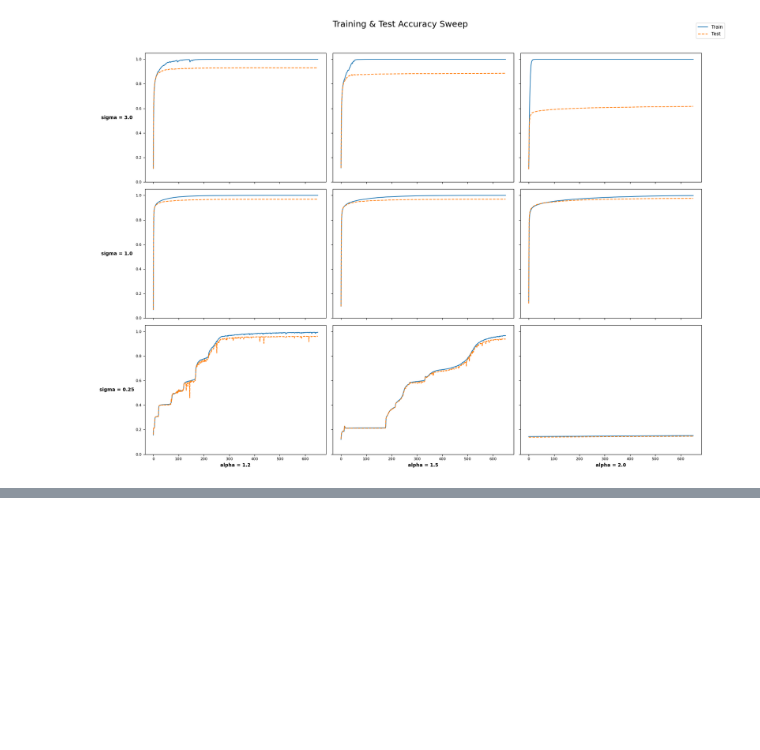
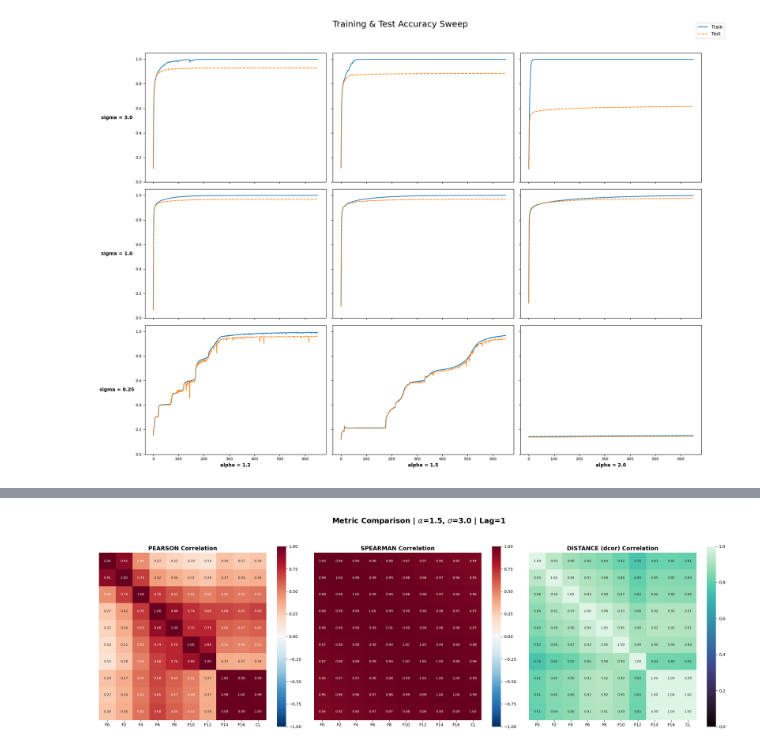
Before and after one commit to YiHaoFromEarth/ht-initialisation-dynamics, a Jupyter notebook: plots.ipynb, the cells around one changed output, grey strips where cells are left out. Saved outputs shown, nothing was run; the diff lists cells and outputs as text; code cells hidden in the pictures; blank space fills up the shorter version.

```diff
--- a/plots.ipynb
+++ b/plots.ipynb
@@ -611,3 +647,67 @@ plot_layer_correlation_heatmap(corr_df, 2.0, 1.0, delta_t=1, method="dcor")
+# %%
+def plot_correlation_trinity(pearson_df, spearman_df, dcor_df, alpha_val, sigma_val, delta_t=1):
+    """
+    Plots Pearson, Spearman, and Distance Correlation heatmaps side-by-side
+    for a specific run configuration.
+    """
+    fig, axes = plt.subplots(1, 3, figsize=(22, 7), sharey=True)
+
+    methods = [
+        ("PEARSON", pearson_df, "RdBu_r", (-1, 1)),
+        ("SPEARMAN", spearman_df, "RdBu_r", (-1, 1)),
+        ("DISTANCE (dcor)", dcor_df, "mako", (0, 1))
+    ]
+
+    def sort_key(name):
+        nums = re.findall(r'\d+', name)
+        return int(nums[0]) if nums else 999
+
+    for i, (name, df, cmap, (vmin, vmax)) in enumerate(methods):
+        ax = axes[i]
+
+        # Filter for the specific physics regime
+        subset = df[
+            (df['alpha'] == alpha_val) &
+            (np.isclose(df['sigma'], sigma_val)) &
+            (df['delta_t'] == delta_t)
+        ]
+
+        if subset.empty:
+            ax.text(0.5, 0.5, f"No Data for {name}", ha='center', transform=ax.transAxes)
+            continue
+
+        # Pivot and Sort Layers
+        matrix = subset.pivot(index="layer_A", columns="layer_B", values="correlation")
+        ordered = sorted(matrix.index.tolist(), key=sort_key)
+        matrix = matrix.reindex(index=ordered, columns=ordered)
+
+        # Clean labels
+        short_labels = [l.replace('.weight', '').replace('features.', 'F').replace('classifier', 'CL') for l in ordered]
+
+        sns.heatmap(
+            matrix, ax=ax, annot=True, fmt=".2f", annot_kws={"size": 8},
+            cmap=cmap, vmin=vmin, vmax=vmax, square=True, cbar=True,
+            xticklabels=short_labels,
+            yticklabels=short_labels if i == 0 else False
+        )
+
+        ax.set_title(f"{name} Correlation", fontsize=14, fontweight='bold')
+        ax.set_xlabel("")
+        ax.set_ylabel("")
+
+    plt.suptitle(f"Metric Comparison | $\\alpha$={alpha_val}, $\\sigma$={sigma_val} | Lag={delta_t}",
+                 fontsize=18, fontweight='bold', y=1.05)
+
+    plt.tight_layout()
+    plt.show()
+
+# Usage:
+df_p = pd.read_csv("layer_correlations_pearson.csv")
+df_s = pd.read_csv("layer_correlations_spearman.csv")
+df_d = pd.read_csv("layer_correlations_dcor.csv")
+plot_correlation_trinity(df_p, df_s, df_d, alpha_val=1.5, sigma_val=3.0)
+# %% [output]
+[figure, added]
 # %%
 # 1. Initialization and Data Extraction
 
```
Also changed, not shown: parts of 4 cells of this notebook, 17 other files.
